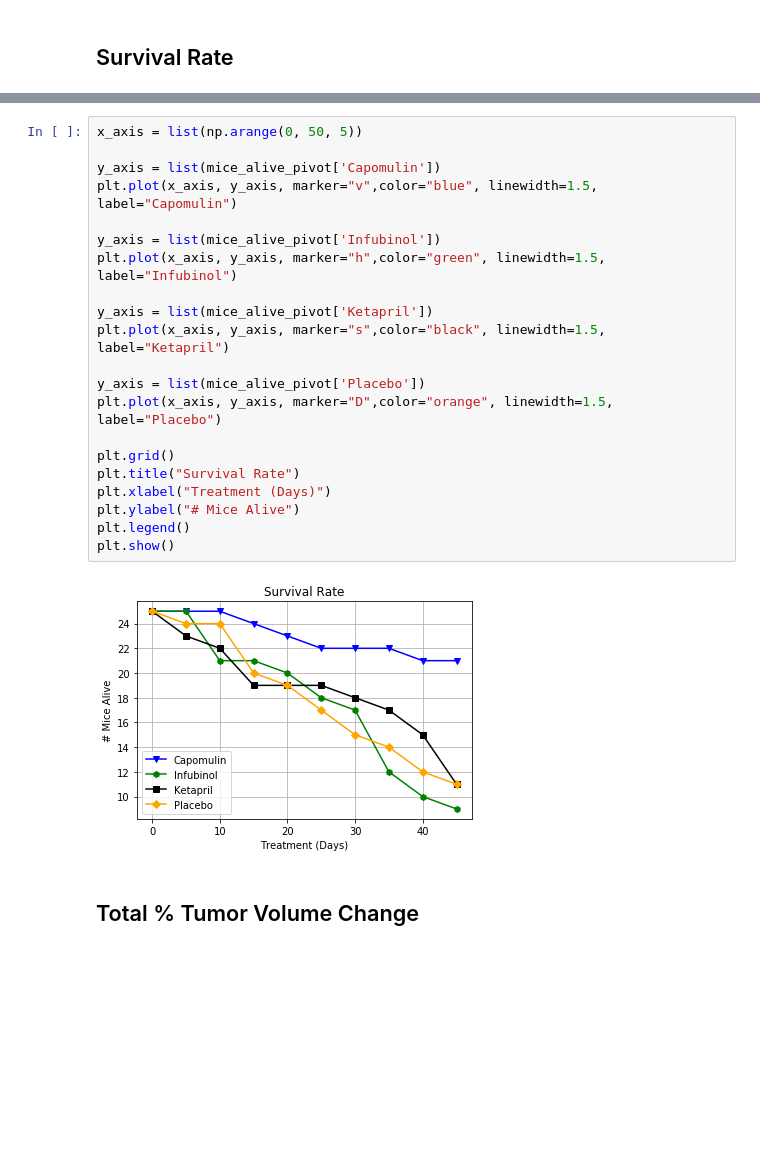
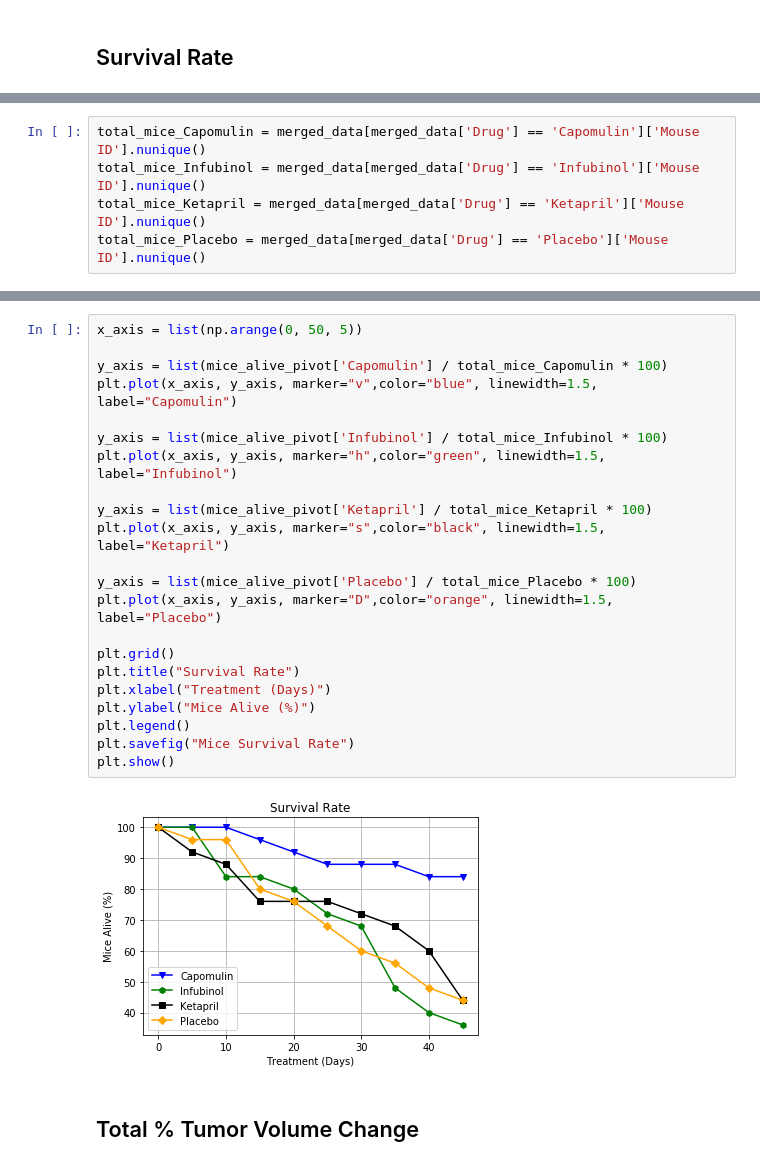
Before and after one commit to cfogel55/BootcampRepo, a Jupyter notebook: Pymaceuticals.ipynb, the cells around one changed output, grey strips where cells are left out. Saved outputs shown, nothing was run; the diff lists cells and outputs as text; blank space fills up the shorter version.

```diff
--- a/Pymaceuticals.ipynb
+++ b/Pymaceuticals.ipynb
@@ -211,6 +214,11 @@ mice_alive.head()
 | 2 | Capomulin | 10 | 25 |
 | 3 | Capomulin | 15 | 24 |
 | 4 | Capomulin | 20 | 23 |
+# %%
+total_mice_Capomulin = merged_data[merged_data['Drug'] == 'Capomulin']['Mouse ID'].nunique()
+total_mice_Infubinol = merged_data[merged_data['Drug'] == 'Infubinol']['Mouse ID'].nunique()
+total_mice_Ketapril = merged_data[merged_data['Drug'] == 'Ketapril']['Mouse ID'].nunique()
+total_mice_Placebo = merged_data[merged_data['Drug'] == 'Placebo']['Mouse ID'].nunique()
 # %%
 mice_alive_pivot = mice_alive.pivot(index='Timepoint', columns='Drug', values='# Mice Alive')
 mice_alive_pivot
@@ -230,26 +238,27 @@ mice_alive_pivot
 # %%
 x_axis = list(np.arange(0, 50, 5))
 
-y_axis = list(mice_alive_pivot['Capomulin'])
+y_axis = list(mice_alive_pivot['Capomulin'] / total_mice_Capomulin * 100)
 plt.plot(x_axis, y_axis, marker="v",color="blue", linewidth=1.5, label="Capomulin")
 
-y_axis = list(mice_alive_pivot['Infubinol'])
+y_axis = list(mice_alive_pivot['Infubinol'] / total_mice_Infubinol * 100)
 plt.plot(x_axis, y_axis, marker="h",color="green", linewidth=1.5, label="Infubinol")
 
-y_axis = list(mice_alive_pivot['Ketapril'])
+y_axis = list(mice_alive_pivot['Ketapril'] / total_mice_Ketapril * 100)
 plt.plot(x_axis, y_axis, marker="s",color="black", linewidth=1.5, label="Ketapril")
 
-y_axis = list(mice_alive_pivot['Placebo'])
+y_axis = list(mice_alive_pivot['Placebo'] / total_mice_Placebo * 100)
 plt.plot(x_axis, y_axis, marker="D",color="orange", linewidth=1.5, label="Placebo")
 
 plt.grid()
 plt.title("Survival Rate")
 plt.xlabel("Treatment (Days)")
-plt.ylabel("# Mice Alive")
+plt.ylabel("Mice Alive (%)")
 plt.legend()
+plt.savefig("Mice Survival Rate")
 plt.show()
 # %% [output]
-[figure, old version]
+[figure, new version]
 # %% [markdown]
 ## Total % Tumor Volume Change
 # %%
```
Also changed, not shown: parts of 12 cells of this notebook.
